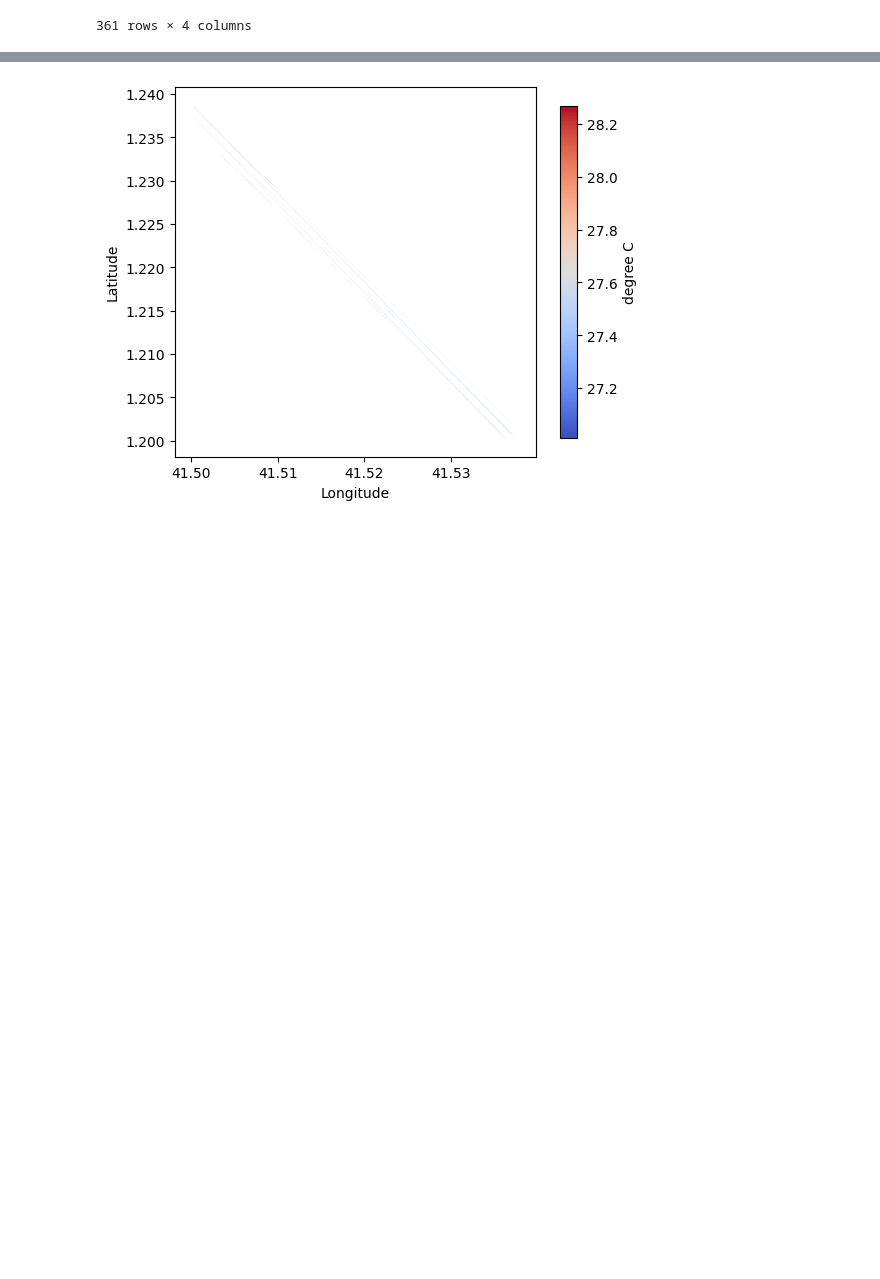
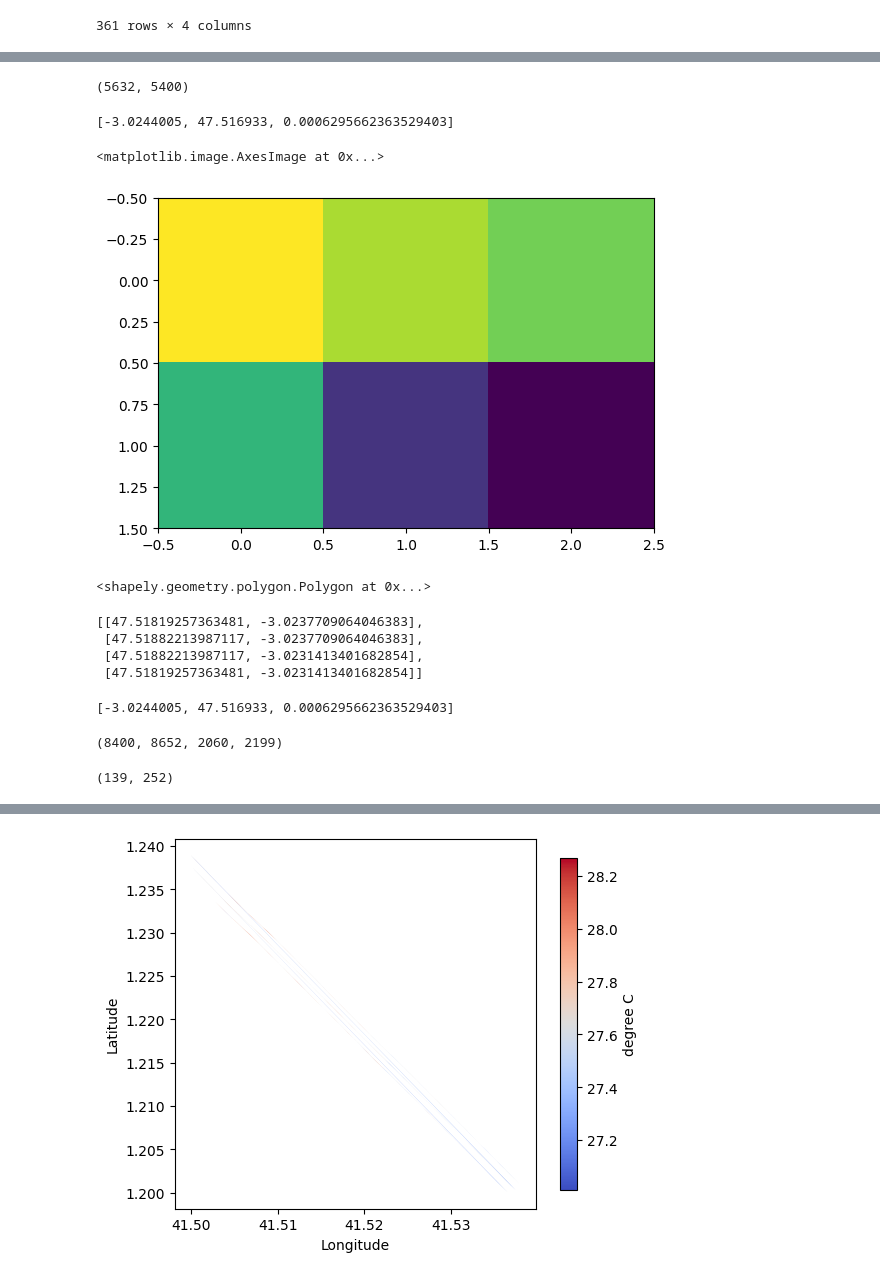
Before and after one commit to b-fa-ce/future_proofing_cities, a Jupyter notebook: notebooks/notebook_gridding.ipynb, the cells around one changed output, grey strips where cells are left out. Drawn from its saved outputs; the diff is of its cells as text; code cells hidden in the pictures; blank space fills up the shorter version.

Commit message:
gridding process, bounding coordinates and geopandas df

```diff
--- a/notebooks/notebook.ipynb
+++ b/notebooks/notebook_gridding.ipynb
@@ -357,0 +383,5 @@ plt.scatter(np.array(gdf_1.Lat),np.array(gdf_1.Lon))
+# %%
+lst_data, lat_data, lon_data, height_data = prep.import_city_data('Paris')
+lat_data.shape
+# %% [output]
+(5632, 5400)
@@ -357,0 +461,11 @@ plt.scatter(np.array(gdf_1.Lat),np.array(gdf_1.Lon))
+# %%
+lst_gridded = swath_to_grid(lst_data, lon_data, lat_data)
+# %%
+lst_gridded[1]
+# %% [output]
+[-3.0244005, 47.516933, 0.0006295662363529403]
+# %%
+plt.imshow(lst_gridded[0][5000:5002,7000:7003])
+# %% [output]
+<matplotlib.image.AxesImage at 0x...>
+[figure, added]
@@ -357,0 +495,4 @@ plt.scatter(np.array(gdf_1.Lat),np.array(gdf_1.Lon))
+# %%
+Polygon(get_pixel_coords((0,2),geo_transform=lst_gridded[1]))
+# %% [output]
+<shapely.geometry.polygon.Polygon at 0x...>
@@ -357,0 +501,11 @@ plt.scatter(np.array(gdf_1.Lat),np.array(gdf_1.Lon))
+# %%
+get_pixel_coords((3,2),geo_transform=lst_gridded[1])
+# %% [output]
+[[47.51819257363481, -3.0237709064046383],
+ [47.51882213987117, -3.0237709064046383],
+ [47.51882213987117, -3.0231413401682854],
+ [47.51819257363481, -3.0231413401682854]]
+# %%
+lst_gridded[1]
+# %% [output]
+[-3.0244005, 47.516933, 0.0006295662363529403]
@@ -357,0 +527,8 @@ plt.scatter(np.array(gdf_1.Lat),np.array(gdf_1.Lon))
+# %%
+coord_bounds_to_pixels(lst_gridded[1], prep.CITY_BOUNDING_BOXES['Paris'])
+# %% [output]
+(8400, 8652, 2060, 2199)
+# %%
+lst_gridded[0][2060:2199, 8400:8652].shape
+# %% [output]
+(139, 252)
```
Also changed, not shown: parts of 36 cells of this notebook, 2 other files.
